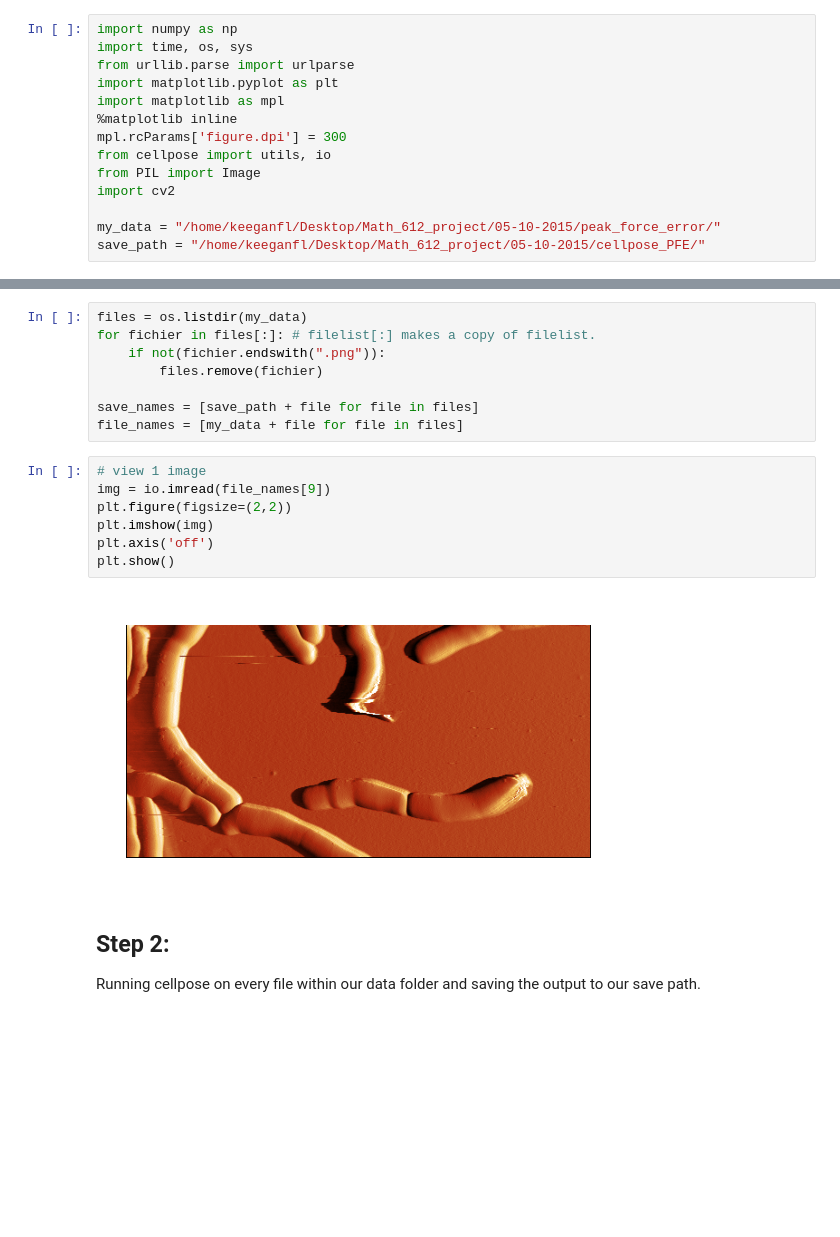
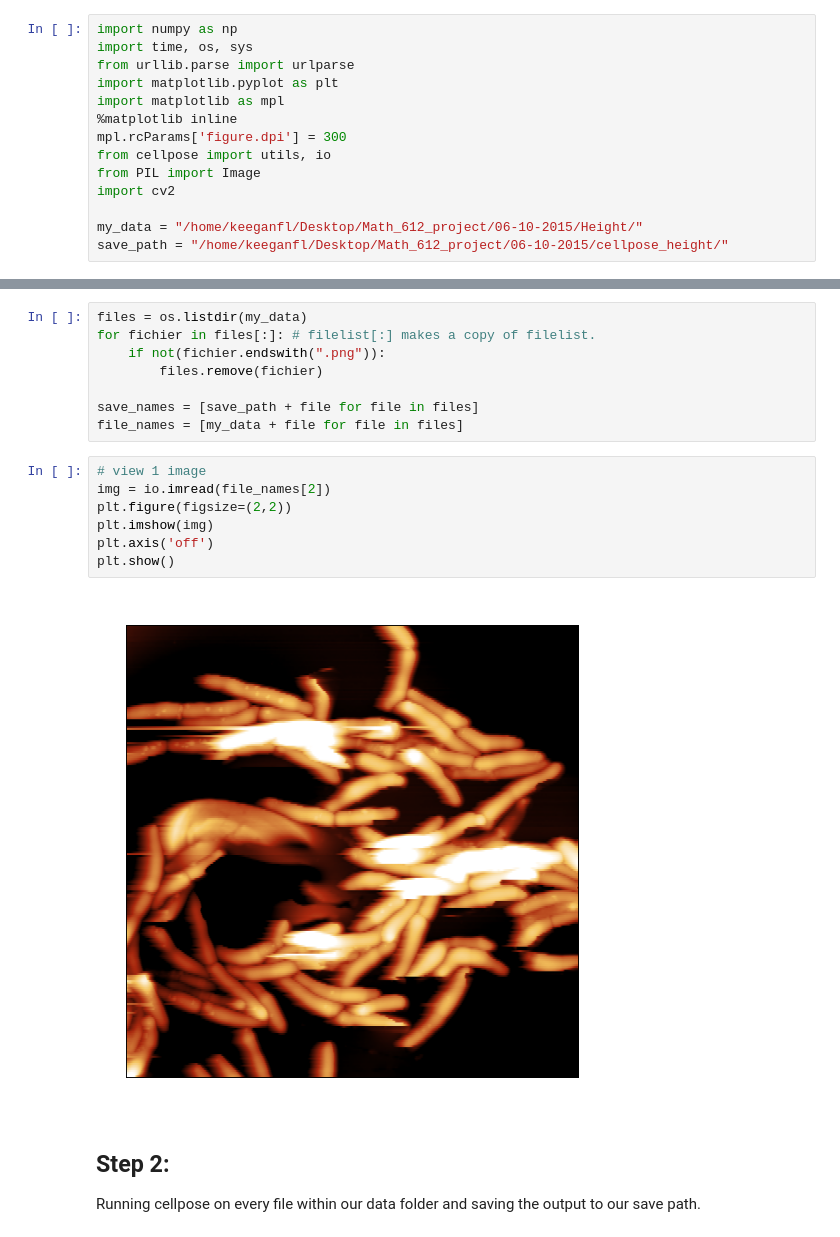
Before and after one commit to Raif-fl/AFM_Automation_code, a Jupyter notebook: segment.ipynb, the cells around one changed output, grey strips where cells are left out. Saved outputs shown, nothing was run; the diff lists cells and outputs as text; blank space fills up the shorter version.

```diff
--- a/segment.ipynb
+++ b/segment.ipynb
@@ -10,8 +10,8 @@ from cellpose import utils, io
 from PIL import Image
 import cv2
 
-my_data = "/home/keeganfl/Desktop/Math_612_project/05-10-2015/peak_force_error/"
-save_path = "/home/keeganfl/Desktop/Math_612_project/05-10-2015/cellpose_PFE/"
+my_data = "/home/keeganfl/Desktop/Math_612_project/06-10-2015/Height/"
+save_path = "/home/keeganfl/Desktop/Math_612_project/06-10-2015/cellpose_height/"
 # %% [markdown]
 ## Step 1:
 Create a list of files that contains the path for everything in your folder of images.
@@ -25,13 +25,13 @@ save_names = [save_path + file for file in files]
 file_names = [my_data + file for file in files]
 # %%
 # view 1 image
-img = io.imread(file_names[9])
+img = io.imread(file_names[2])
 plt.figure(figsize=(2,2))
 plt.imshow(img)
 plt.axis('off')
 plt.show()
 # %% [output]
-[figure, old version]
+[figure, new version]
 # %% [markdown]
 ## Step 2:
 Running cellpose on every file within our data folder and saving the output to our save path.
```
Also changed, not shown: parts of 1 cell of this notebook, 23 other files.
